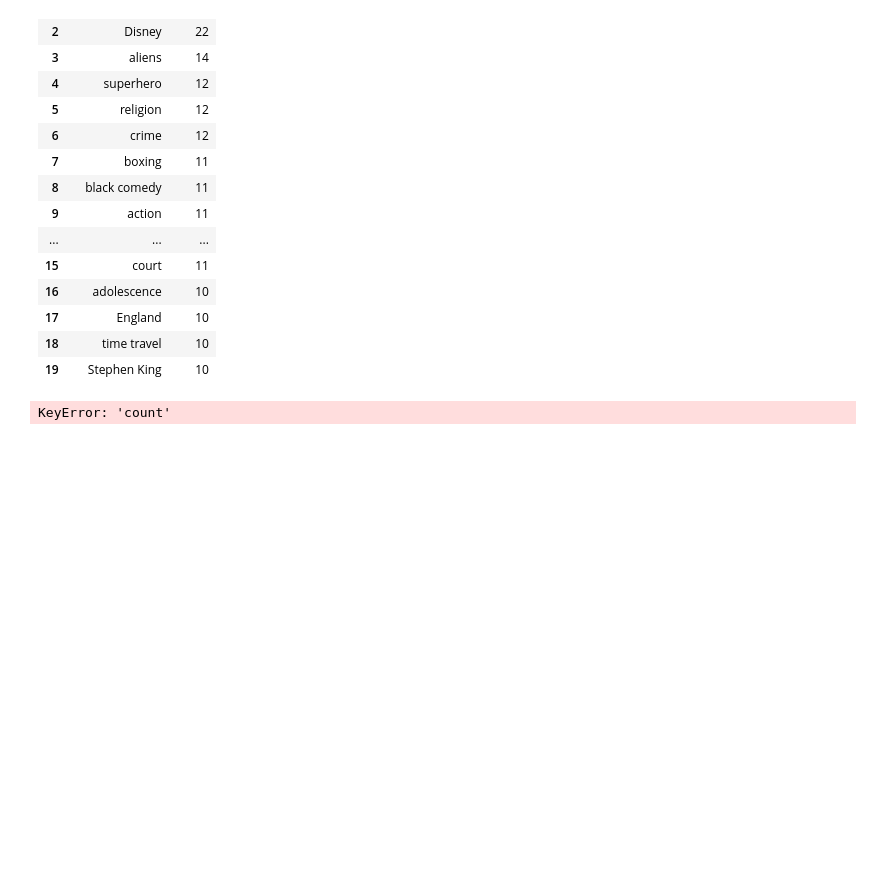
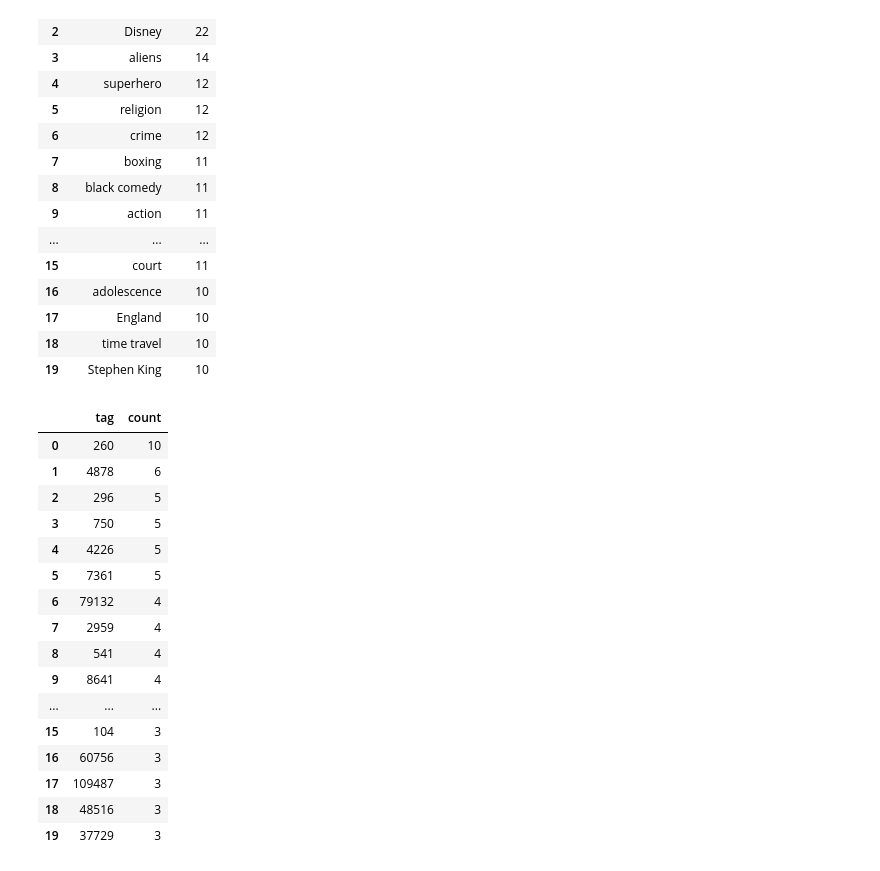
Before and after one commit to Gouesse05/FILMS-ANALYTICS, a Jupyter notebook: flm_data_viz.ipynb, the cells around one changed output. Drawn from its saved outputs; the diff is of its cells as text; code cells hidden in the pictures; blank space fills up the shorter version.

```diff
--- a/flm_data_viz.ipynb
+++ b/flm_data_viz.ipynb
@@ -656,36 +657,52 @@ def compute_tags_for_good_ratings():
     skip = 0
     limit = 200
     while True:
         ratings = client.list_ratings(limit=limit, skip=skip, output_format='dict')
         if not ratings:
             break
         good_ratings += [ r for r in ratings if r["rating"] >= 4.0 ]
         skip += limit
         time.sleep(0.5)
 
     # Associer les tags aux films bien notés (Movieid bien noté)
 
     movie_ids = set([r["movieId"] for r in good_ratings])
     skip = 0
     limit = 200
     while True:
         tags = client.list_tags(limit=limit, skip=skip, output_format='dict')
         if not tags:
             break
         for tag in tags:
             if tag["movieId"] in movie_ids:
                 tags_by_movie[tag["movieId"]].append(tag["tag"])
         skip += limit
         time.sleep(0.5)
-    df = pd.DataFrame([(tag, len(movie)) for tag, movie in tags_by_movie.items()], columns=["tag", "movie_count"])
-    df = df.sort_values("movie_count", ascending=False).head(20)
+    df = pd.DataFrame([(tag, len(movie)) for tag, movie in tags_by_movie.items()], columns=["tag", "count"])
+    df = df.sort_values("count", ascending=False).head(20)
     return df
 
 tags_good_ratings_df = use_or_generate(tags_good_rating_path, currents_stats, compute_tags_for_good_ratings)
 
 tags_good_ratings_df
 # %% [output]
-KeyError: 'count'
+|  | tag | count |
+| 0 | 260 | 10 |
+| 1 | 4878 | 6 |
+| 2 | 296 | 5 |
+| 3 | 750 | 5 |
+| 4 | 4226 | 5 |
+| 5 | 7361 | 5 |
+| 6 | 79132 | 4 |
+| 7 | 2959 | 4 |
+| 8 | 541 | 4 |
+| 9 | 8641 | 4 |
+| ... | ... | ... |
+| 15 | 104 | 3 |
+| 16 | 60756 | 3 |
+| 17 | 109487 | 3 |
+| 18 | 48516 | 3 |
+| 19 | 37729 | 3 |
 # %%
 # Visulalisation : Tags les plus frquents dans films bien notés
 
```
Also changed, not shown: parts of 2 cells of this notebook, 7 other files.
